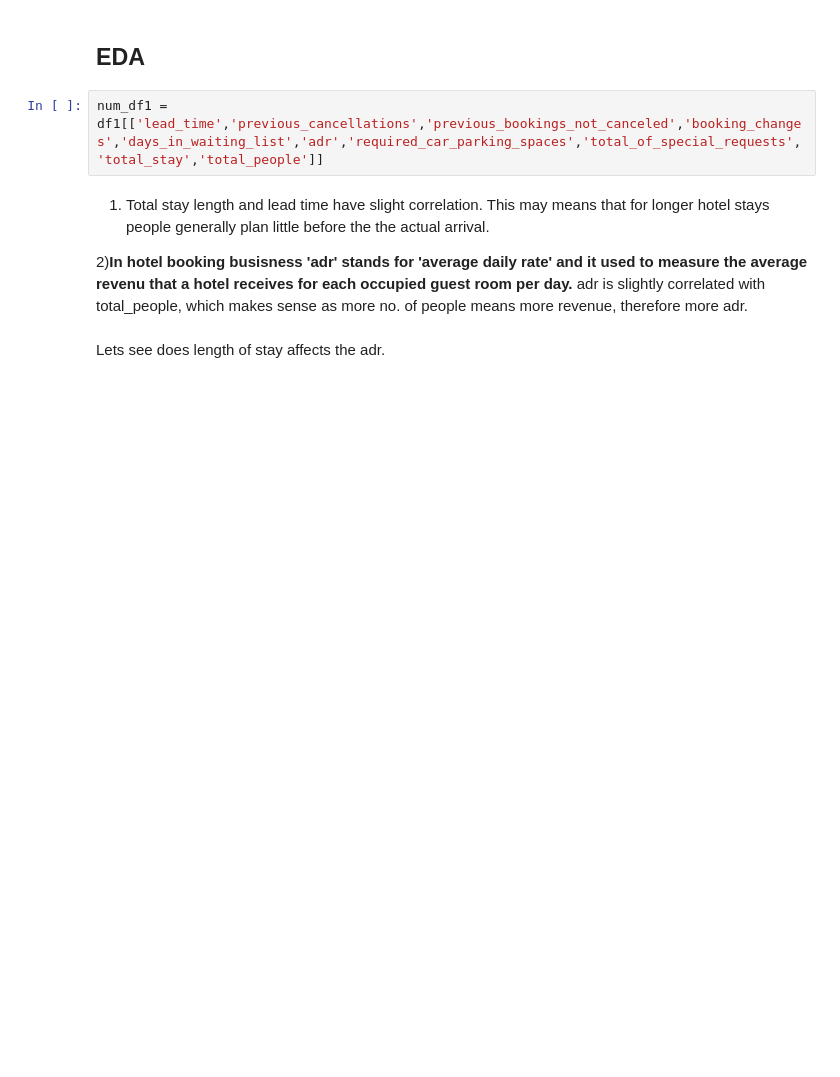
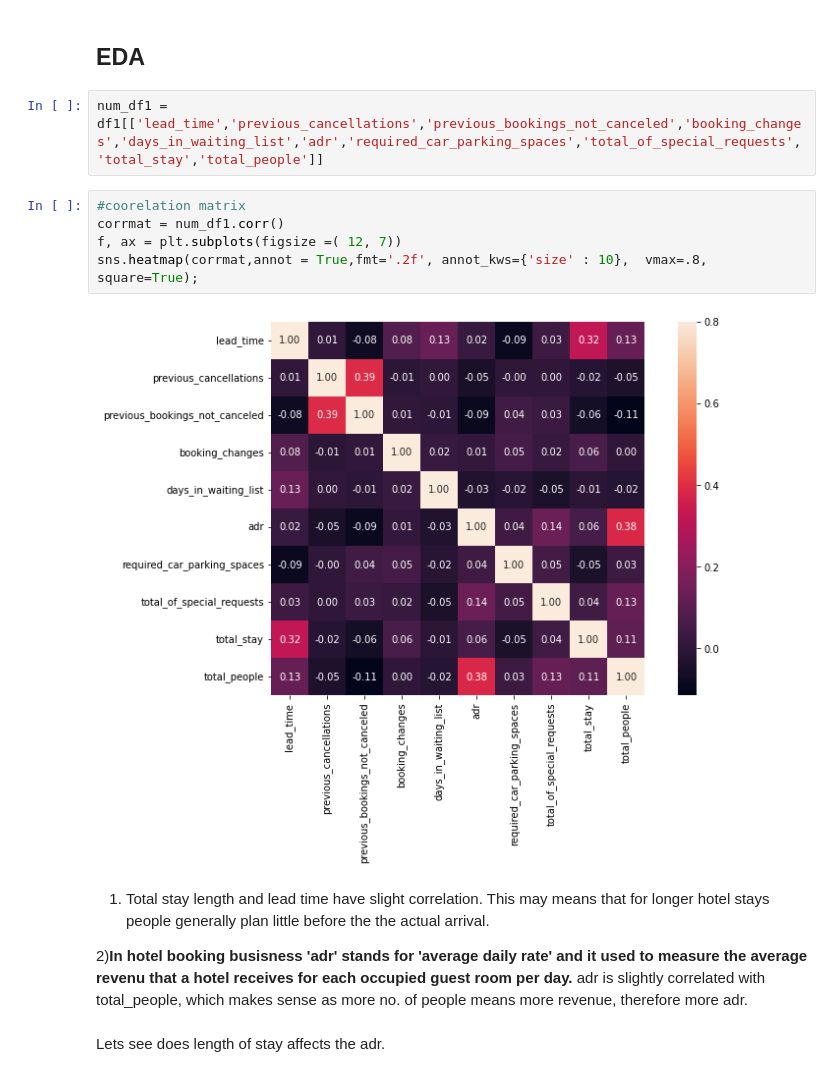
Before and after one commit to rohit199669/EDA-Group-Hotel-Booking-Analysis---Capstone-Project1-.ipynb-by-rebooters-, a Jupyter notebook: EDA_Group_Hotel_Booking_Analysis_Capstone_Project1_ipynb_by_rebooters_git.ipynb, the cells around one changed output. Drawn from its saved outputs; the diff is of its cells as text; blank space fills up the shorter version.

Commit message:
Added the heatmap ,provided conclusion and completed the project

```diff
--- a/EDA_Group_Hotel_Booking_Analysis_Capstone_Project1_ipynb_by_rebooters_git.ipynb
+++ b/EDA_Group_Hotel_Booking_Analysis_Capstone_Project1_ipynb_by_rebooters_git.ipynb
@@ -458,6 +465,13 @@ Also, we have added total_stay and total_people columns. So, we can remove adult
 ## EDA ##
 # %%
 num_df1 = df1[['lead_time','previous_cancellations','previous_bookings_not_canceled','booking_changes','days_in_waiting_list','adr','required_car_parking_spaces','total_of_special_requests','total_stay','total_people']]
+# %%
+#coorelation matrix
+corrmat = num_df1.corr()
+f, ax = plt.subplots(figsize =( 12, 7))
+sns.heatmap(corrmat,annot = True,fmt='.2f', annot_kws={'size' : 10},  vmax=.8, square=True);
+# %% [output]
+[figure, added]
 # %% [markdown]
 1) Total stay length and lead time have slight correlation. This may means that for longer hotel stays people generally plan little before the the actual arrival.
 
```
Also changed, not shown: parts of 90 cells of this notebook.
